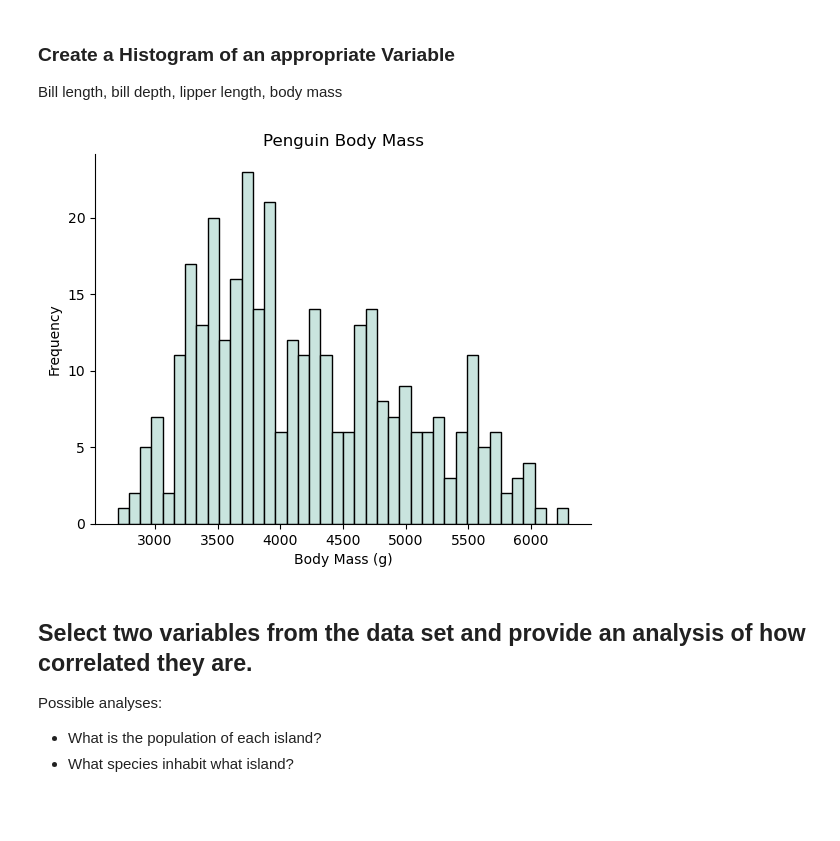
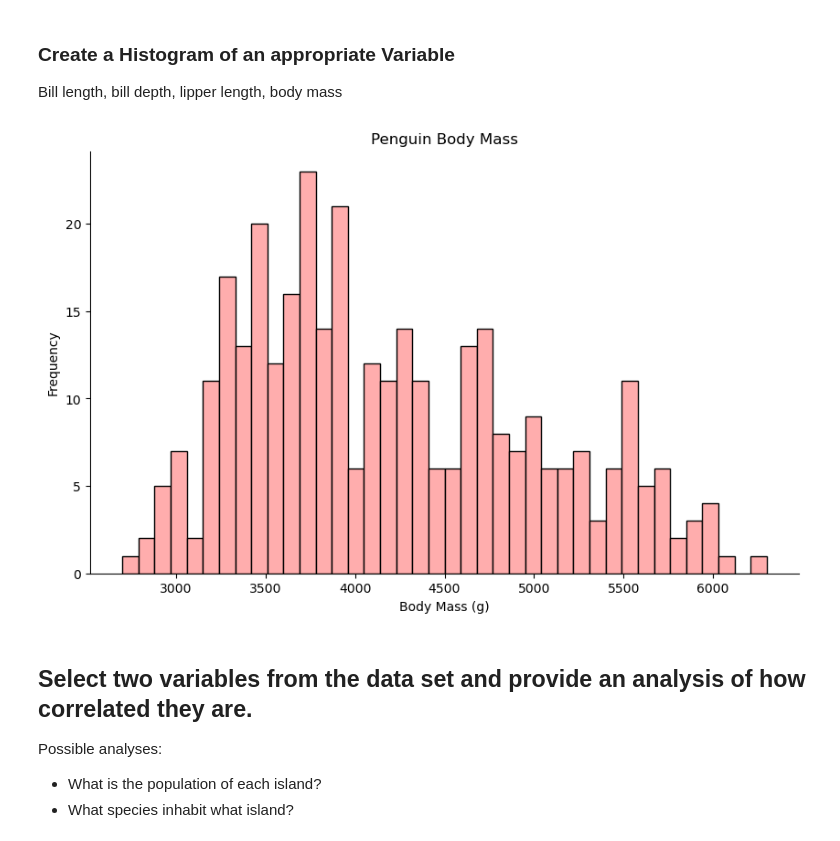
Before and after one commit to aoifeflav/principles-of-data-analytics-mywork, a Jupyter notebook: penguins.ipynb, the cells around one changed output. Cells and saved outputs as stored; diff of their text form; code cells hidden in the pictures; blank space fills up the shorter version.

```diff
--- a/penguins.ipynb
+++ b/penguins.ipynb
@@ -113,15 +100,16 @@ Bill length, bill depth, lipper length, body mass
 # %%
 #make a histogram
 body_mass = df['body_mass_g']
 
-plt.hist(body_mass, color='#C9E4DE', bins=40, edgecolor='black',)
+plt.figure(figsize=(10, 6)) # make it bigger
+plt.hist(body_mass, color='#FFADAD', bins=40, edgecolor='black',)
 plt.xlabel('Body Mass (g)')
 plt.ylabel('Frequency')
 plt.title('Penguin Body Mass')
 plt.gca().spines['top'].set_visible(False)
 plt.gca().spines['right'].set_visible(False)
 # %% [output]
-[figure, old version]
+[figure, new version]
 # %% [markdown]
 ## Select two variables from the data set and provide an analysis of how correlated they are.
 
```
Also changed, not shown: parts of 13 cells of this notebook.
